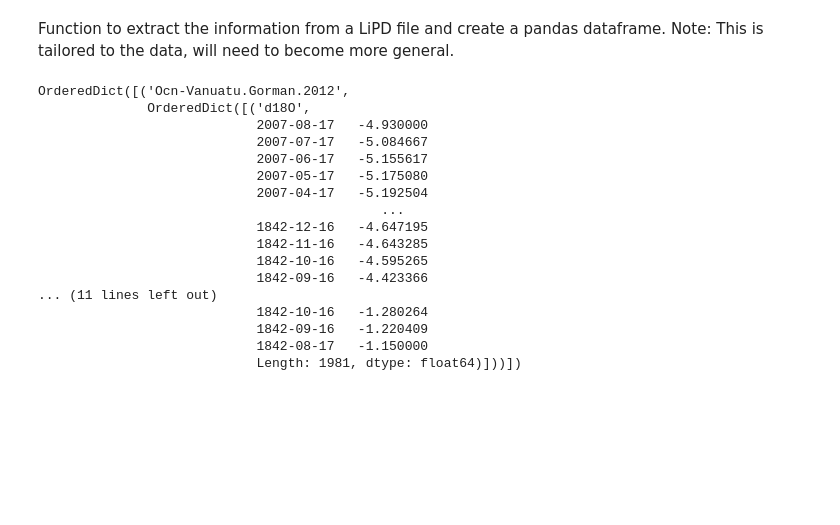
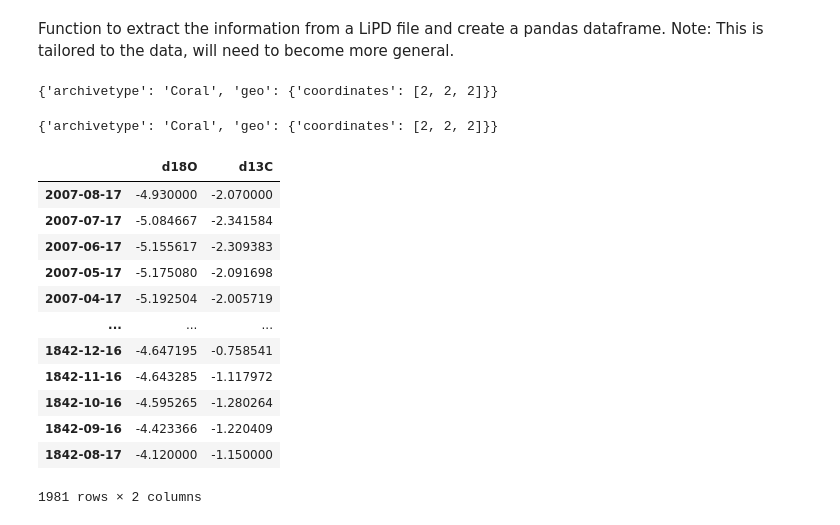
Before and after one commit to LinkedEarth/pylipd, a Jupyter notebook: Class proposal.ipynb, the cells around one changed output. Drawn from its saved outputs; the diff is of its cells as text; code cells hidden in the pictures; blank space fills up the shorter version.

```diff
--- a/Class proposal.ipynb
+++ b/Class proposal.ipynb
@@ -54,20 +82,5 @@ for idx,item in enumerate(headers):
 # %%
-series_dict
+metadata = {'archivetype':'Coral', 'geo':{'coordinates':[2,2,2]}}
+metadata
 # %% [output]
-OrderedDict([('Ocn-Vanuatu.Gorman.2012',
-              OrderedDict([('d18O',
-                            2007-08-17   -4.930000
-                            2007-07-17   -5.084667
-                            2007-06-17   -5.155617
-                            2007-05-17   -5.175080
-                            2007-04-17   -5.192504
-                                            ...
-                            1842-12-16   -4.647195
-                            1842-11-16   -4.643285
-                            1842-10-16   -4.595265
-                            1842-09-16   -4.423366
-... (11 lines left out)
-                            1842-10-16   -1.280264
-                            1842-09-16   -1.220409
-                            1842-08-17   -1.150000
-                            Length: 1981, dtype: float64)]))])
+{'archivetype': 'Coral', 'geo': {'coordinates': [2, 2, 2]}}
@@ -74,3 +89,7 @@ OrderedDict([('Ocn-Vanuatu.Gorman.2012',
+# %%
+df.attrs['metadata']
+# %% [output]
+{'archivetype': 'Coral', 'geo': {'coordinates': [2, 2, 2]}}
 # %%
 # warning: pseudocode
 class Lipd():
@@ -82 +101,17 @@ class Lipd():
         self.dataframe=super(pd.DataFrame(series_dict))
+# %%
+df
+# %% [output]
+|  | d18O | d13C |
+| 2007-08-17 | -4.930000 | -2.070000 |
+| 2007-07-17 | -5.084667 | -2.341584 |
+| 2007-06-17 | -5.155617 | -2.309383 |
+| 2007-05-17 | -5.175080 | -2.091698 |
+| 2007-04-17 | -5.192504 | -2.005719 |
+| ... | ... | ... |
+| 1842-12-16 | -4.647195 | -0.758541 |
+| 1842-11-16 | -4.643285 | -1.117972 |
+| 1842-10-16 | -4.595265 | -1.280264 |
+| 1842-09-16 | -4.423366 | -1.220409 |
+| 1842-08-17 | -4.120000 | -1.150000 |
+1981 rows × 2 columns
```
Also changed, not shown: parts of 8 cells of this notebook.
